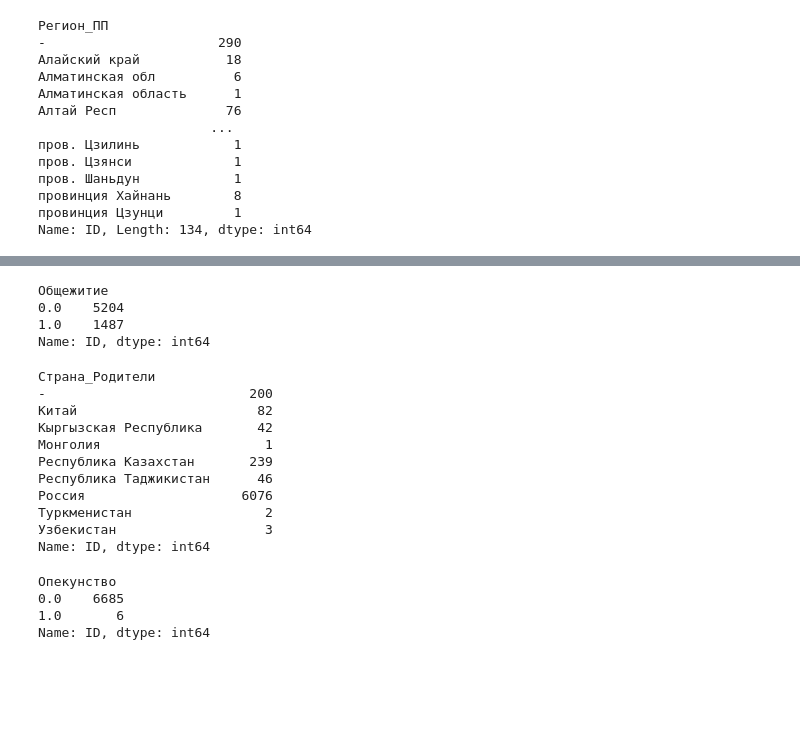
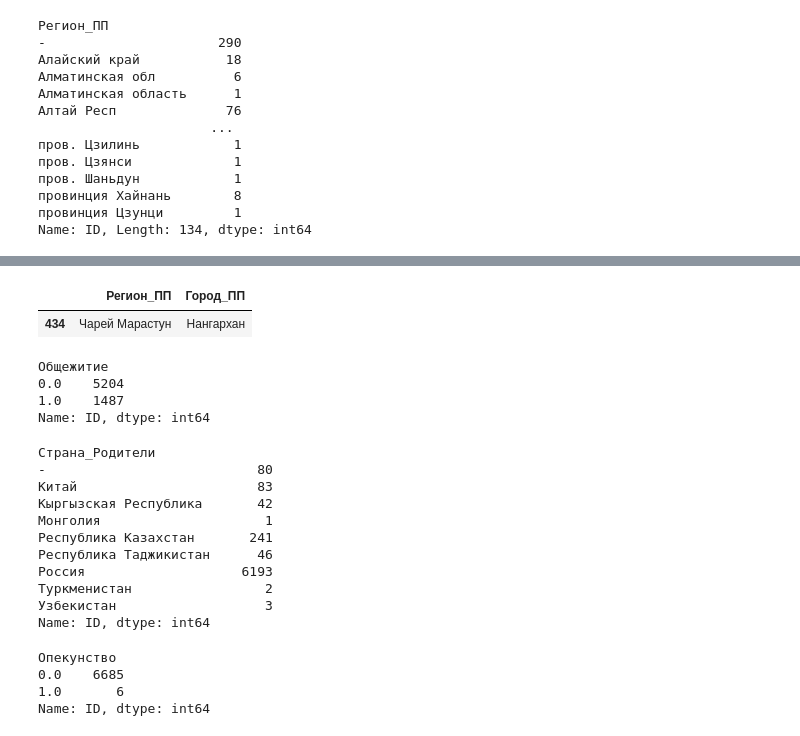
Before and after one commit to RomanZorkin/digital_match_altay, a Jupyter notebook: notebooks/prepare_testDS.ipynb, the cells around one changed output, grey strips where cells are left out. Saved outputs shown, nothing was run; the diff lists cells and outputs as text; code cells hidden in the pictures; blank space fills up the shorter version.

```diff
--- a/notebooks/prepare_testDS.ipynb
+++ b/notebooks/prepare_testDS.ipynb
@@ -303,3 +270,5 @@ Name: ID, dtype: int64
+# %%
+clean_frame.loc[clean_frame['Город_ПП'].isnull(), 'Город_ПП'] = '-'
 # %%
 clean_frame.loc[clean_frame['Регион_ПП'].isnull(), 'Регион_ПП'] = '-'
 clean_frame.groupby('Регион_ПП')['ID'].count()
@@ -320,3 +347,8 @@ Name: ID, Length: 134, dtype: int64
+# %%
+clean_frame.loc[(clean_frame['Страна_ПП'] == '-') & (clean_frame['Страна_Родители'] != '-'), ['Регион_ПП', 'Город_ПП', 'Страна_Родители']]
+# %% [output]
+|  | Регион_ПП | Город_ПП |
+| 434 | Чарей Марастун | Нангархан |
 # %%
 clean_frame.loc[clean_frame['Город_ПП'].isnull(), 'Город_ПП'] = '-'
 # %%
@@ -349,16 +381,19 @@ clean_frame.loc[clean_frame['Страна_Родители'] == 'Росссия'
 clean_frame.loc[clean_frame['Страна_Родители'] == 'Чеченская республика', 'Страна_Родители'] = 'Россия'
 
 clean_frame.loc[clean_frame['Страна_Родители'] == 'КИТАЙ', 'Страна_Родители'] = 'Китай'
+
+clean_frame.loc[(clean_frame['Страна_Родители'] == '-') & (clean_frame['Страна_ПП'] != '-'), 'Страна_Родители'] = clean_frame.loc[(clean_frame['Страна_Родители'] == '-') & (clean_frame['Страна_ПП'] != '-'), 'Страна_ПП']
+
 clean_frame.groupby('Страна_Родители')['ID'].count()
 # %% [output]
 Страна_Родители
--                          200
-Китай                       82
+-                           80
+Китай                       83
 Кыргызская Республика       42
 Монголия                     1
-Республика Казахстан       239
+Республика Казахстан       241
 Республика Таджикистан      46
-Россия                    6076
+Россия                    6193
 Туркменистан                 2
 Узбекистан                   3
 Name: ID, dtype: int64
```
Also changed, not shown: parts of 13 cells of this notebook, 1 other file.
